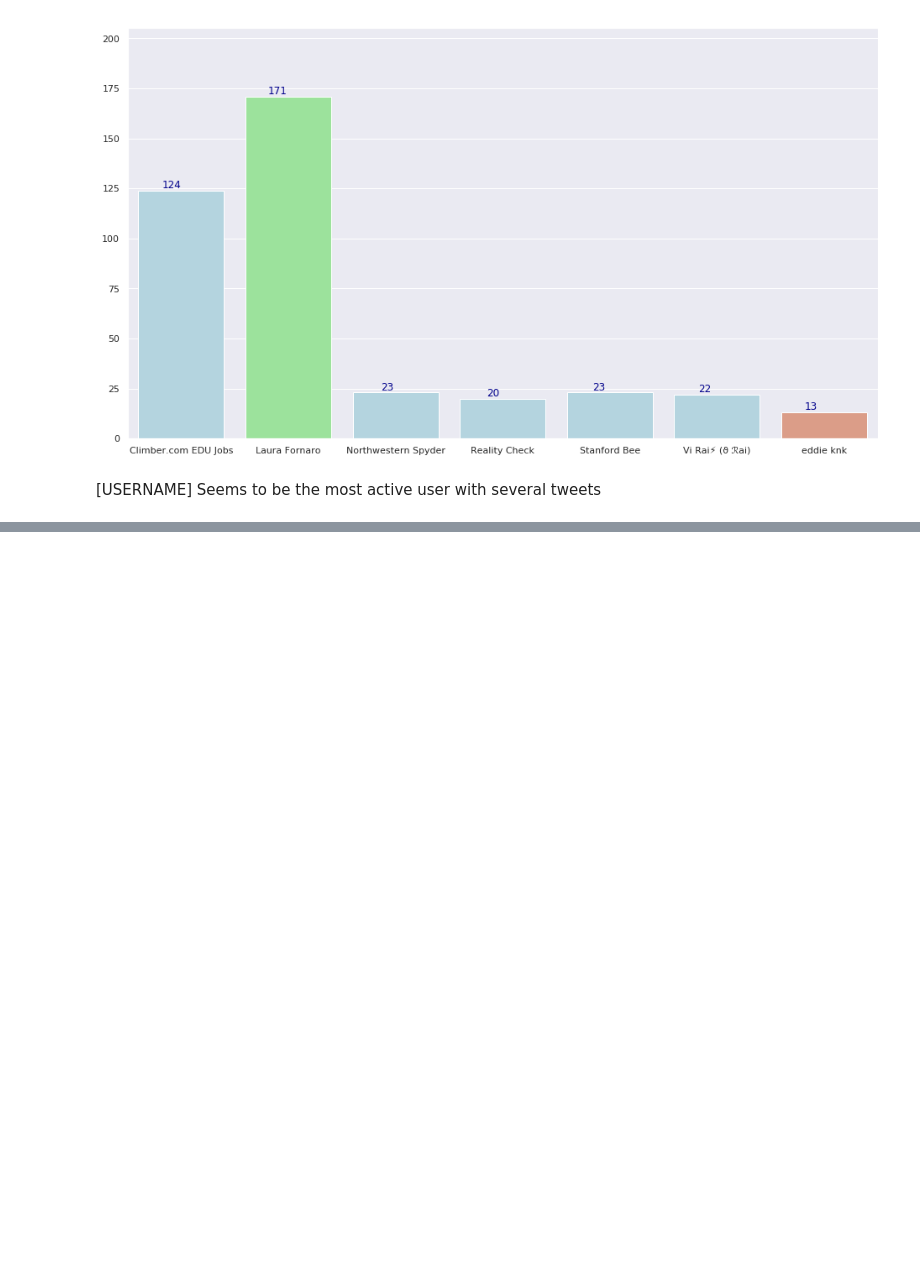
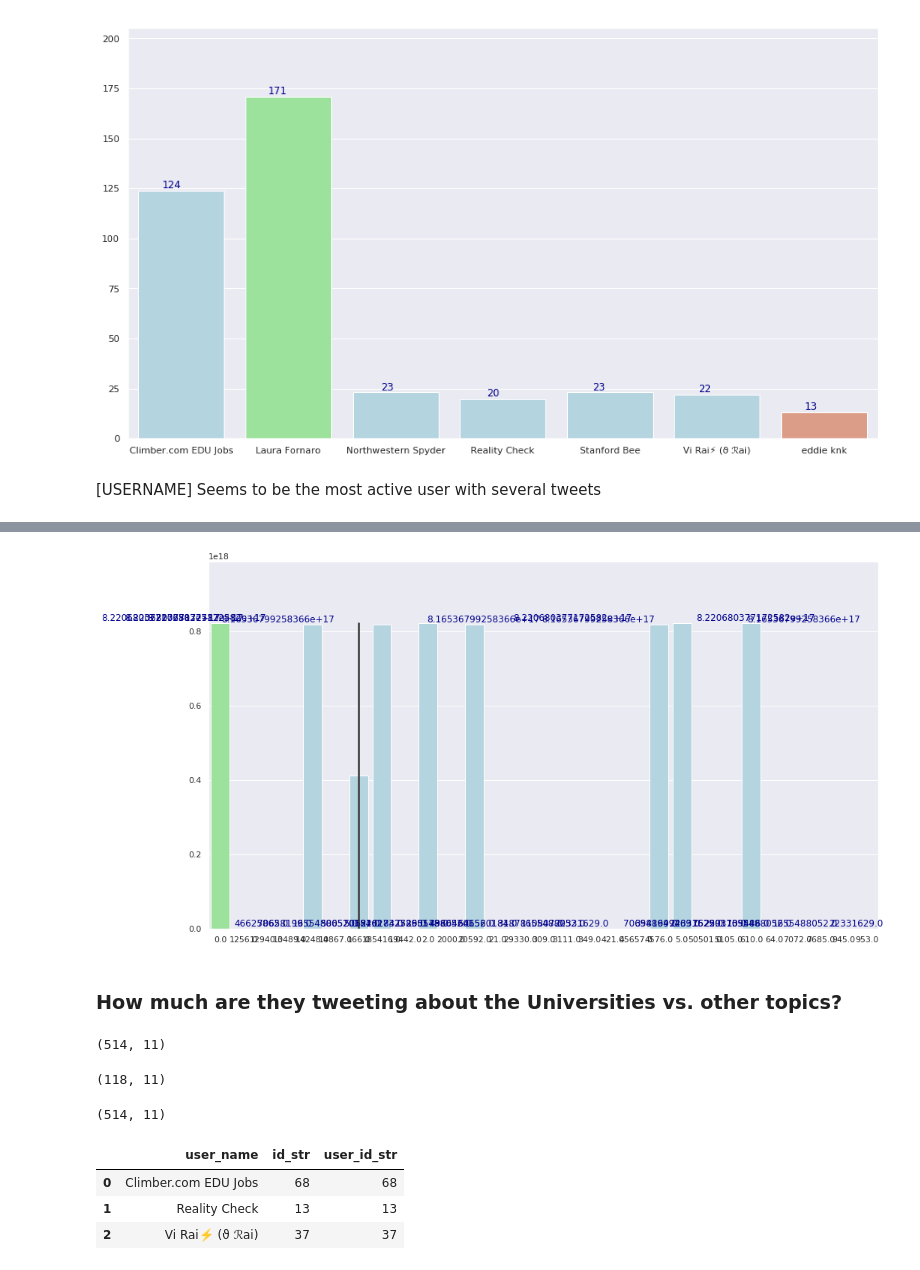
Before and after one commit to DoinGodsWork37/BigDataEngg, a Jupyter notebook: final_project/EDA.ipynb, the cells around one changed output, grey strips where cells are left out. Saved outputs shown, nothing was run; the diff lists cells and outputs as text; code cells hidden in the pictures; blank space fills up the shorter version.

```diff
--- a/final_project/EDA.ipynb
+++ b/final_project/EDA.ipynb
@@ -212,0 +221,4 @@ plot_bar(data=user_subset, x="user_name", y="id_str", ax=ax)
+# %%
+user_rt_grp = tweets_df[["user_name", "user_id_str", "retweet_count"]].groupby(by=["user_id_str", "user_name"], as_index=False).sum()
+user_rt_grp.reset_index(drop=True, inplace=True)
+user_rt_grp.head()
@@ -212,0 +232,9 @@ plot_bar(data=user_subset, x="user_name", y="id_str", ax=ax)
+# %%
+user_rt_subset = user_rt_grp[user_rt_grp["retweet_count"] > 1]
+user_rt_subset.reset_index(drop=True, inplace=True)
+f, ax = plt.subplots(1, 1, figsize=(16,9))
+plot_bar(data=user_rt_subset, x="user_name", y="retweet_count", ax=ax)
+# %% [output]
+[figure, added]
+# %% [markdown]
+### How much are they tweeting about the Universities vs. other topics?
@@ -212,0 +243,6 @@ plot_bar(data=user_subset, x="user_name", y="id_str", ax=ax)
+# %%
+cols = ["id_str", "user_id_str", "text", "user_name", "hashtags_cleaned", "uc_tweet", "uic_tweet", "mit_tweet", "stanford_tweet", "upenn_tweet", "nw_tweet"]
+tmpdf = tweets_df[tweets_df["user_name"].isin(prolific_users)][cols]
+tmpdf.shape
+# %% [output]
+(514, 11)
@@ -212,0 +258,16 @@ plot_bar(data=user_subset, x="user_name", y="id_str", ax=ax)
+# %%
+display(
+    tmpdf2.shape,
+    tmpdf.shape
+)
+# %% [output]
+(118, 11)
+(514, 11)
+# %%
+user_grp_nonuni = tmpdf2[["id_str", "user_id_str", "user_name"]].groupby(by=["user_name"], as_index=False).count()
+user_grp_nonuni
+# %% [output]
+|  | user_name | id_str | user_id_str |
+| 0 | Climber.com EDU Jobs | 68 | 68 |
+| 1 | Reality Check | 13 | 13 |
+| 2 | Vi Rai⚡️ (ϑ ℛai) | 37 | 37 |
```
Also changed, not shown: parts of 13 cells of this notebook.
